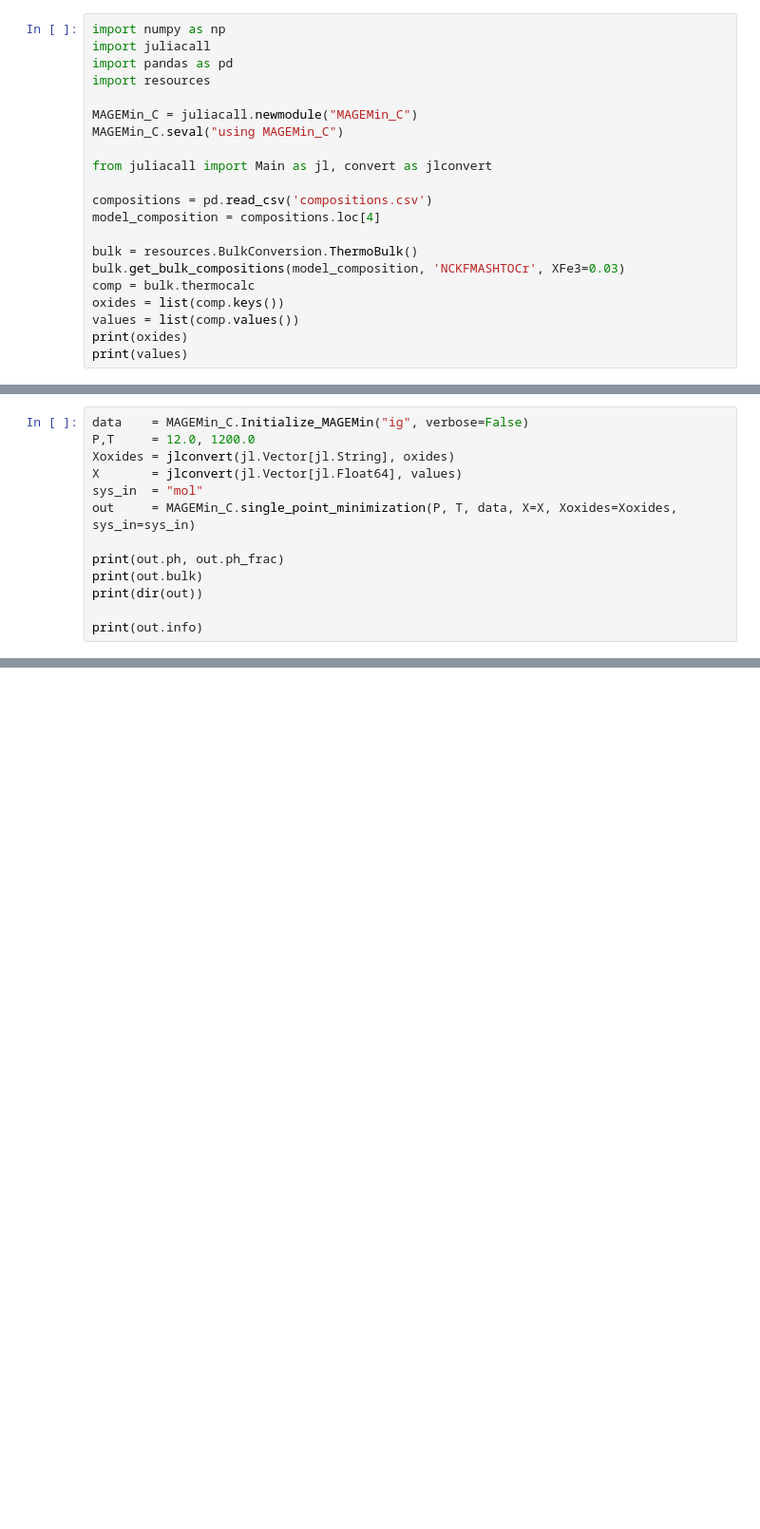
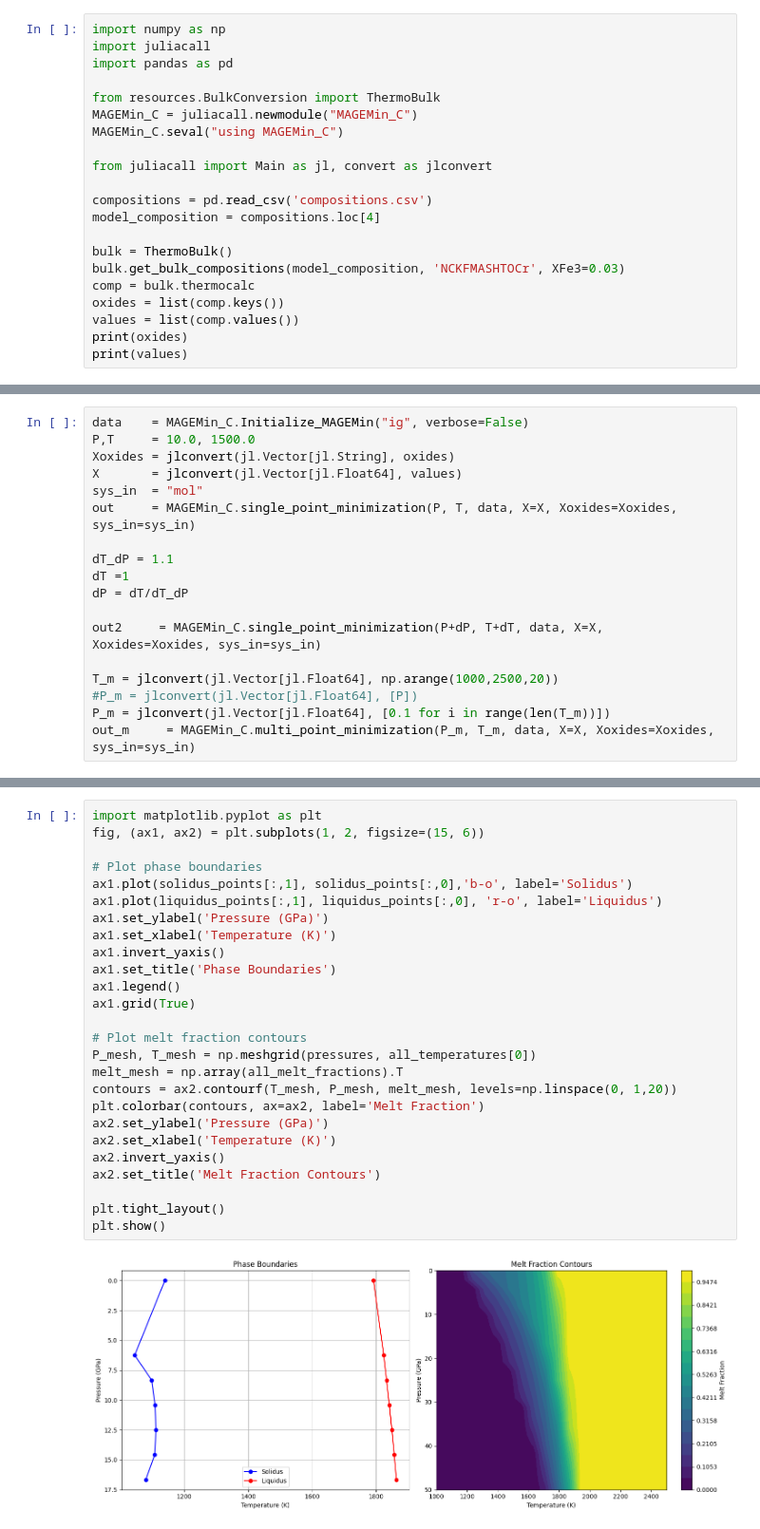
Before and after one commit to michaelhartnady/MAGEMin_fractionation, a Jupyter notebook: code/MAGEMin_fractionation.ipynb, the cells around one changed output, grey strips where cells are left out. Shown at 95% size. Saved outputs shown, nothing was run; the diff lists cells and outputs as text; blank space fills up the shorter version.

```diff
--- a/code/MAGEMin_fractionation.ipynb
+++ b/code/MAGEMin_fractionation.ipynb
@@ -2,8 +2,8 @@
 import numpy as np
 import juliacall
 import pandas as pd
-import resources
 
+from resources.BulkConversion import ThermoBulk
 MAGEMin_C = juliacall.newmodule("MAGEMin_C")
 MAGEMin_C.seval("using MAGEMin_C")
 
@@ -12,7 +12,7 @@ from juliacall import Main as jl, convert as jlconvert
 compositions = pd.read_csv('compositions.csv')
 model_composition = compositions.loc[4]
 
-bulk = resources.BulkConversion.ThermoBulk()
+bulk = ThermoBulk()
 bulk.get_bulk_compositions(model_composition, 'NCKFMASHTOCr', XFe3=0.03)
 comp = bulk.thermocalc
 oxides = list(comp.keys())
@@ -27,14 +26,19 @@ O2 is was not provided
 Using libMAGEMin.dylib from MAGEMin_jll
 # %%
 data    = MAGEMin_C.Initialize_MAGEMin("ig", verbose=False)
-P,T     = 12.0, 1200.0
+P,T     = 10.0, 1500.0
 Xoxides = jlconvert(jl.Vector[jl.String], oxides)
 X       = jlconvert(jl.Vector[jl.Float64], values)
 sys_in  = "mol"
 out     = MAGEMin_C.single_point_minimization(P, T, data, X=X, Xoxides=Xoxides, sys_in=sys_in)
 
-print(out.ph, out.ph_frac)
-print(out.bulk)
-print(dir(out))
+dT_dP = 1.1
+dT =1
+dP = dT/dT_dP
 
-print(out.info)
+out2     = MAGEMin_C.single_point_minimization(P+dP, T+dT, data, X=X, Xoxides=Xoxides, sys_in=sys_in)
+
+T_m = jlconvert(jl.Vector[jl.Float64], np.arange(1000,2500,20))
+#P_m = jlconvert(jl.Vector[jl.Float64], [P])
+P_m = jlconvert(jl.Vector[jl.Float64], [0.1 for i in range(len(T_m))])
+out_m     = MAGEMin_C.multi_point_minimization(P_m, T_m, data, X=X, Xoxides=Xoxides, sys_in=sys_in)
@@ -44,0 +304,28 @@ tc_ds634
+# %%
+import matplotlib.pyplot as plt
+fig, (ax1, ax2) = plt.subplots(1, 2, figsize=(15, 6))
+
+# Plot phase boundaries
+ax1.plot(solidus_points[:,1], solidus_points[:,0],'b-o', label='Solidus')
+ax1.plot(liquidus_points[:,1], liquidus_points[:,0], 'r-o', label='Liquidus')
+ax1.set_ylabel('Pressure (GPa)')
+ax1.set_xlabel('Temperature (K)')
+ax1.invert_yaxis()
+ax1.set_title('Phase Boundaries')
+ax1.legend()
+ax1.grid(True)
+
+# Plot melt fraction contours
+P_mesh, T_mesh = np.meshgrid(pressures, all_temperatures[0])
+melt_mesh = np.array(all_melt_fractions).T
+contours = ax2.contourf(T_mesh, P_mesh, melt_mesh, levels=np.linspace(0, 1,20))
+plt.colorbar(contours, ax=ax2, label='Melt Fraction')
+ax2.set_ylabel('Pressure (GPa)')
+ax2.set_xlabel('Temperature (K)')
+ax2.invert_yaxis()
+ax2.set_title('Melt Fraction Contours')
+
+plt.tight_layout()
+plt.show()
+# %% [output]
+[figure, added]
```
Also changed, not shown: parts of 5 cells of this notebook, 6 other files.
